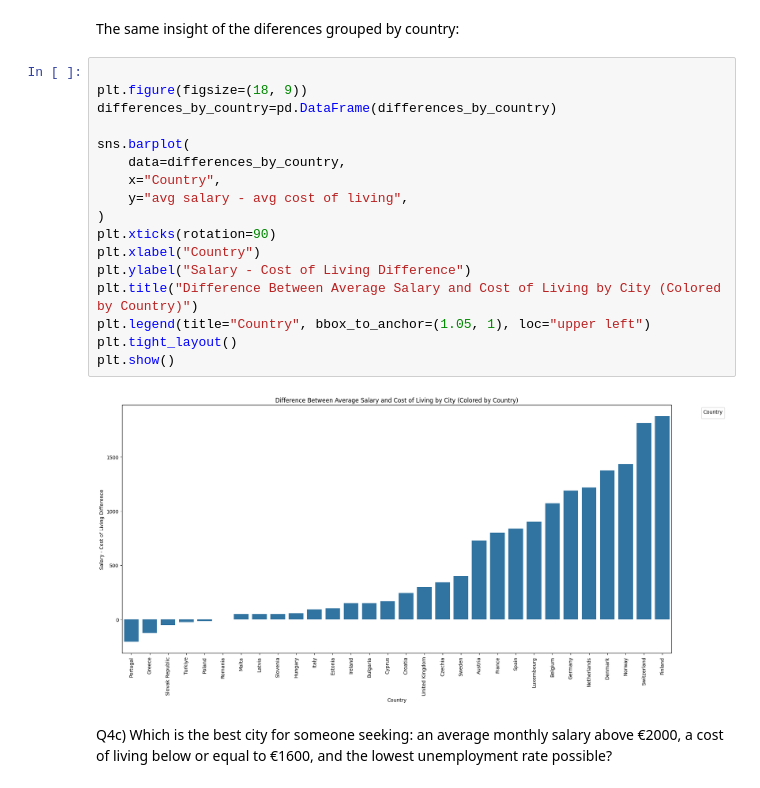
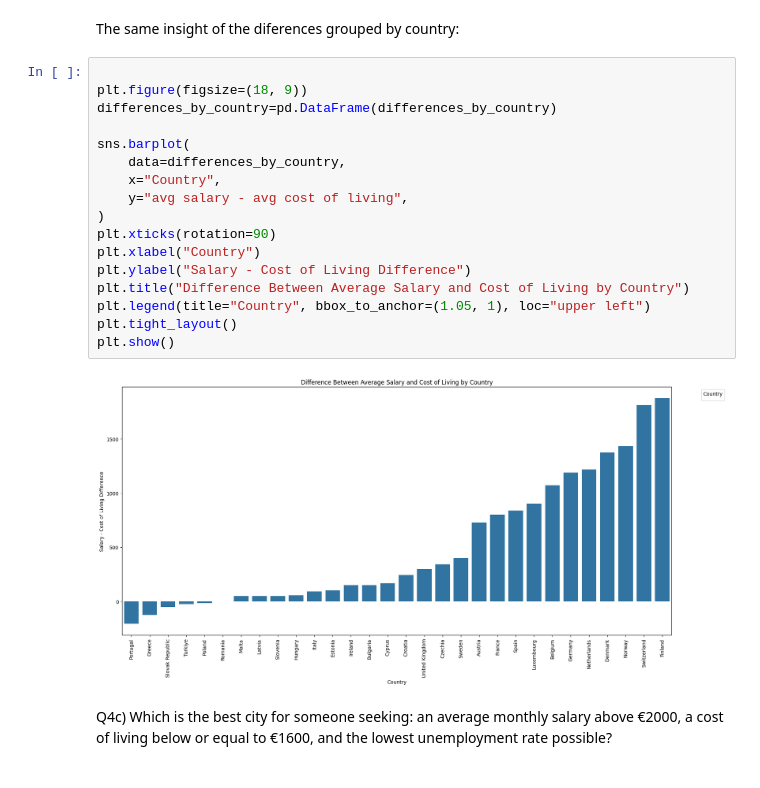
Before and after one commit to yair19-meet/PDS-project, a Jupyter notebook: src/analysis (1).ipynb, the cells around one changed output. Drawn from its saved outputs; the diff is of its cells as text.

```diff
--- a/src/analysis (1).ipynb
+++ b/src/analysis (1).ipynb
@@ -439,22 +439,22 @@ The same insight of the diferences grouped by country:
 # %%
 
 plt.figure(figsize=(18, 9))
 differences_by_country=pd.DataFrame(differences_by_country)
 
 sns.barplot(
     data=differences_by_country,
     x="Country",
     y="avg salary - avg cost of living",
 )
 plt.xticks(rotation=90)
 plt.xlabel("Country")
 plt.ylabel("Salary - Cost of Living Difference")
-plt.title("Difference Between Average Salary and Cost of Living by City (Colored by Country)")
+plt.title("Difference Between Average Salary and Cost of Living by Country")
 plt.legend(title="Country", bbox_to_anchor=(1.05, 1), loc="upper left")
 plt.tight_layout()
 plt.show()
 # %% [output]
-[figure, old version]
+[figure, new version]
 # %% [markdown]
 Q4c) Which is the best city for someone seeking:
 an average monthly salary above €2000,
```
Also changed, not shown: parts of 4 cells of this notebook.
